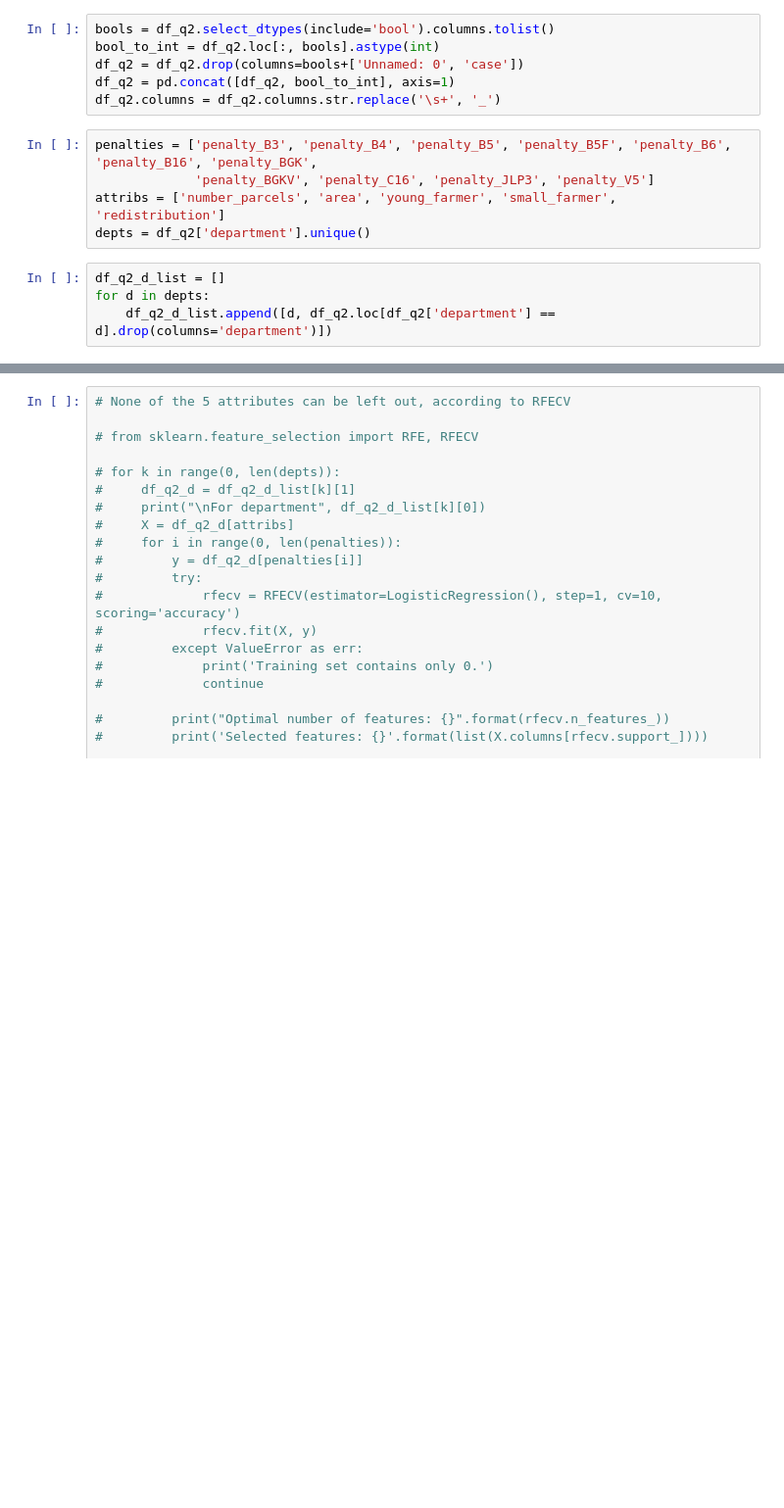
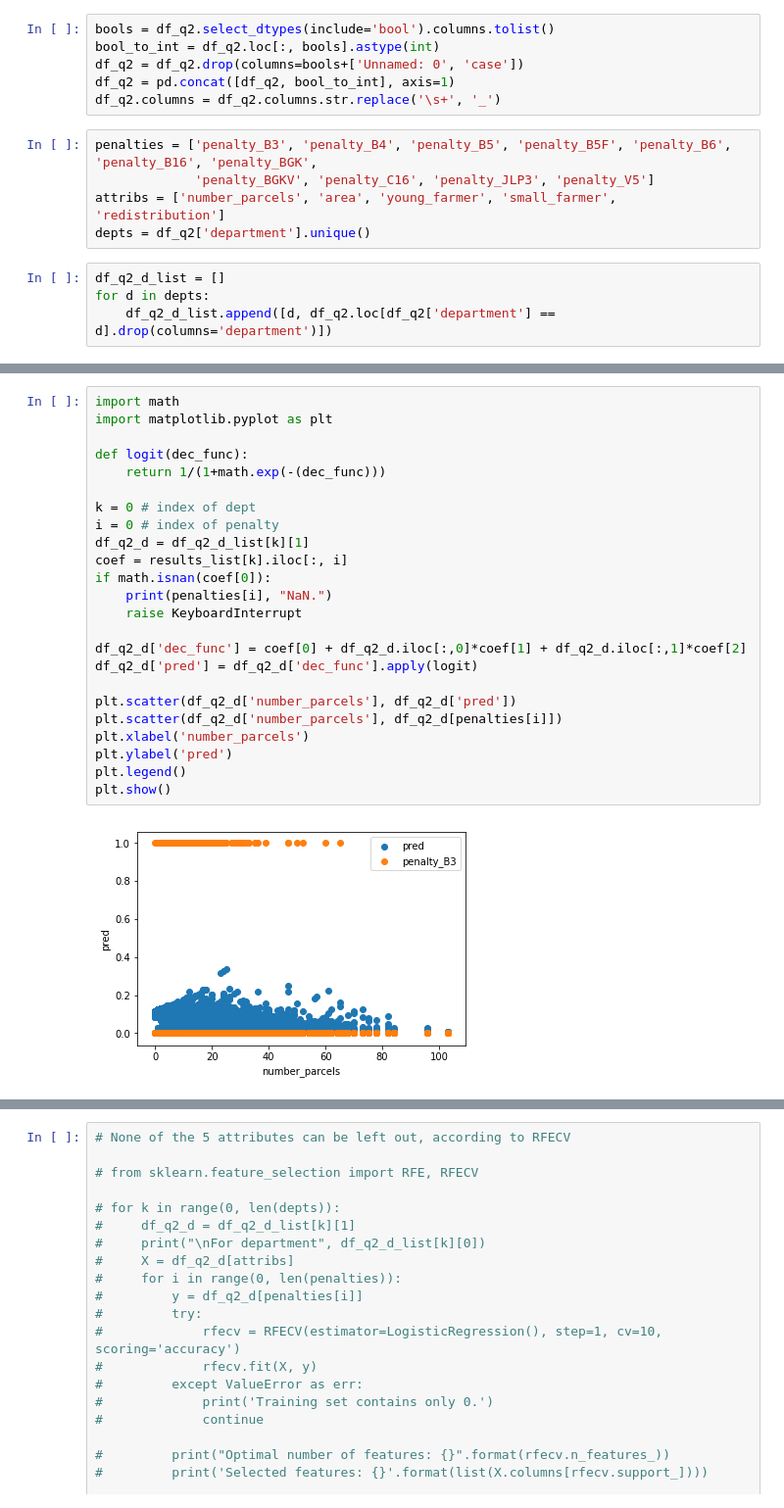
Before and after one commit to gerald-liu/python, a Jupyter notebook: BPI/Q2.ipynb, the cells around one changed output, grey strips where cells are left out. Shown: that part at 98% size. Drawn from its saved outputs; the diff is of its cells as text; blank space fills up the shorter version.

Commit message:
figured out the problem of logit reg

```diff
--- a/BPI/Q2.ipynb
+++ b/BPI/Q2.ipynb
@@ -128,0 +108,26 @@ Optimization terminated successfully.
+# %%
+import math
+import matplotlib.pyplot as plt
+
+def logit(dec_func):
+    return 1/(1+math.exp(-(dec_func)))
+
+k = 0 # index of dept
+i = 0 # index of penalty
+df_q2_d = df_q2_d_list[k][1]
+coef = results_list[k].iloc[:, i]
+if math.isnan(coef[0]):
+    print(penalties[i], "NaN.")
+    raise KeyboardInterrupt
+
+df_q2_d['dec_func'] = coef[0] + df_q2_d.iloc[:,0]*coef[1] + df_q2_d.iloc[:,1]*coef[2]
+df_q2_d['pred'] = df_q2_d['dec_func'].apply(logit)
+
+plt.scatter(df_q2_d['number_parcels'], df_q2_d['pred'])
+plt.scatter(df_q2_d['number_parcels'], df_q2_d[penalties[i]])
+plt.xlabel('number_parcels')
+plt.ylabel('pred')
+plt.legend()
+plt.show()
+# %% [output]
+[figure, added]
```
Also changed, not shown: parts of 6 cells of this notebook.
